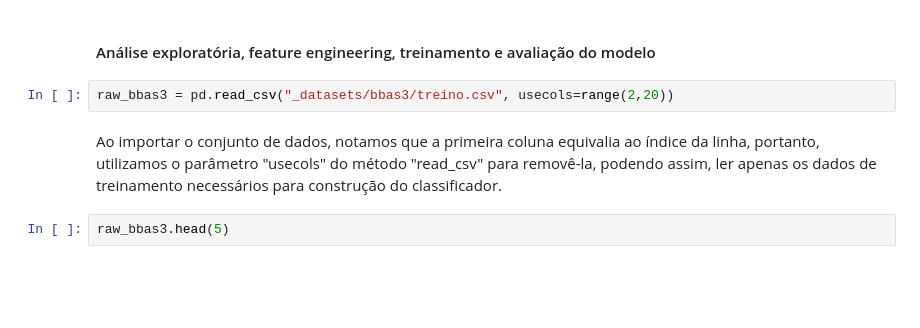
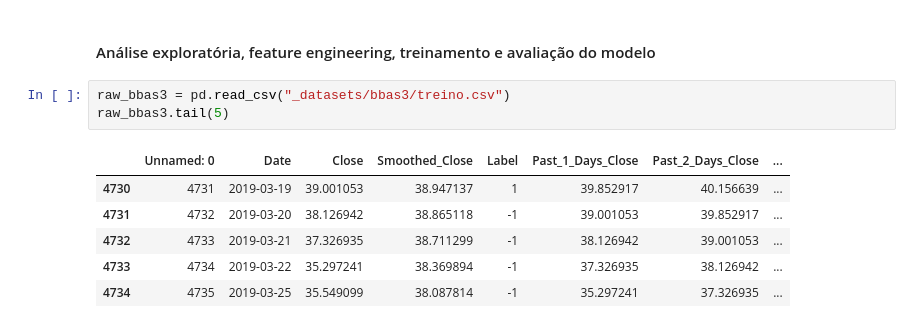
Before and after one commit to leonardosantosrocha/fiap-deep-learning, a Jupyter notebook: main.ipynb, the cells around one changed output. Saved outputs shown, nothing was run; the diff lists cells and outputs as text; blank space fills up the shorter version.

```diff
--- a/main.ipynb
+++ b/main.ipynb
@@ -35,8 +56,12 @@ warnings.filterwarnings("ignore")
 # %% [markdown]
 #### Análise exploratória, feature engineering, treinamento e avaliação do modelo
 # %%
-raw_bbas3 = pd.read_csv("_datasets/bbas3/treino.csv", usecols=range(2,20))
+raw_bbas3 = pd.read_csv("_datasets/bbas3/treino.csv")
+raw_bbas3.tail(5)
+# %% [output]
+|  | Unnamed: 0 | Date | Close | Smoothed_Close | Label | Past_1_Days_Close | Past_2_Days_Close | ... |
+| 4730 | 4731 | 2019-03-19 | 39.001053 | 38.947137 | 1 | 39.852917 | 40.156639 | ... |
+| 4731 | 4732 | 2019-03-20 | 38.126942 | 38.865118 | -1 | 39.001053 | 39.852917 | ... |
+| 4732 | 4733 | 2019-03-21 | 37.326935 | 38.711299 | -1 | 38.126942 | 39.001053 | ... |
+| 4733 | 4734 | 2019-03-22 | 35.297241 | 38.369894 | -1 | 37.326935 | 38.126942 | ... |
+| 4734 | 4735 | 2019-03-25 | 35.549099 | 38.087814 | -1 | 35.297241 | 37.326935 | ... |
-# %% [markdown]
-Ao importar o conjunto de dados, notamos que a primeira coluna equivalia ao índice da linha, portanto, utilizamos o parâmetro "usecols" do método "read_csv" para removê-la, podendo assim, ler apenas os dados de treinamento necessários para construção do classificador.
-# %%
-raw_bbas3.head(5)
```
Also changed, not shown: parts of 22 cells of this notebook.
